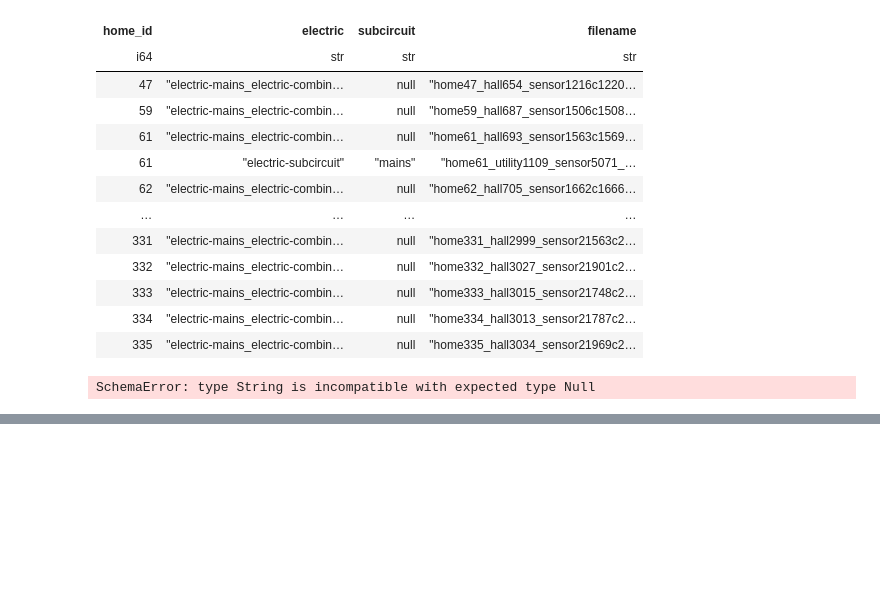
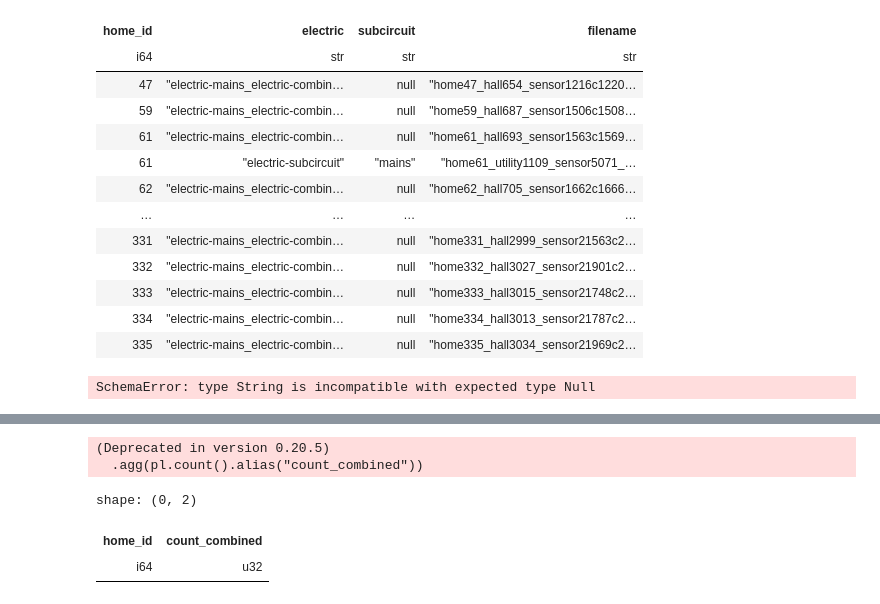
Before and after one commit to JSlusarek/Projekt-Dyplomowy-ISSI-Jan-lusarek-Kacper-Gruca, a Jupyter notebook: working_dir/code/prepare_data_electricity_usage.ipynb, the cells around one changed output, grey strips where cells are left out. Drawn from its saved outputs; the diff is of its cells as text; code cells hidden in the pictures; blank space fills up the shorter version.

Commit message:
Modify prepare data elecricity

```diff
--- a/working_dir/code/prepare_data_electricity_usage.ipynb
+++ b/working_dir/code/prepare_data_electricity_usage.ipynb
@@ -332,0 +358,15 @@ SchemaError: type String is incompatible with expected type Null
+# %%
+# SPrawdzenie czy dla jednego home_id jest więcej niż jeden subcircuit dla electric-subcircuit - nie ma
+(
+    household_sensors_data_to_process
+    .filter(pl.col("electric") == "electric-mains_electric-combined")
+    .group_by("home_id")
+    .agg(pl.count().alias("count_combined"))
+    .filter(pl.col("count_combined") > 1)
+)
+# %% [output]
+(Deprecated in version 0.20.5)
+  .agg(pl.count().alias("count_combined"))
+shape: (0, 2)
+| home_id | count_combined |
+| i64 | u32 |
```
Also changed, not shown: parts of 10 cells of this notebook.
